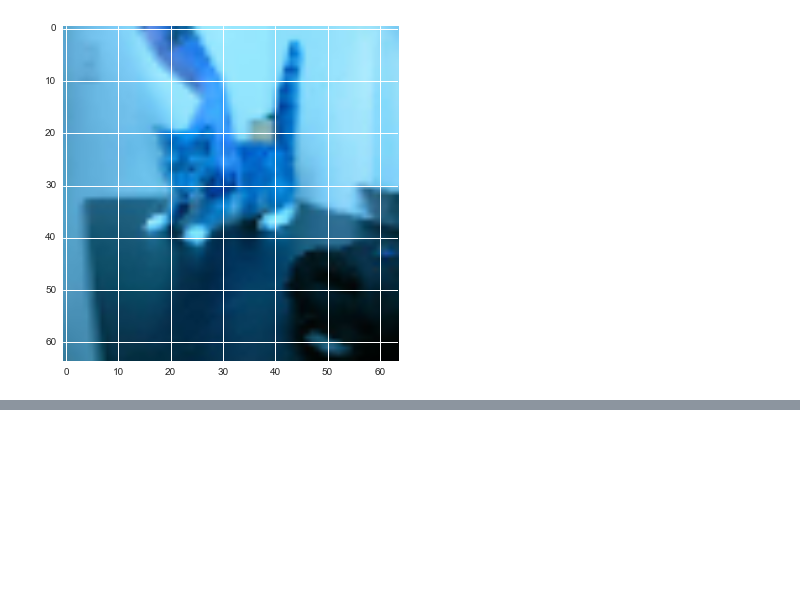
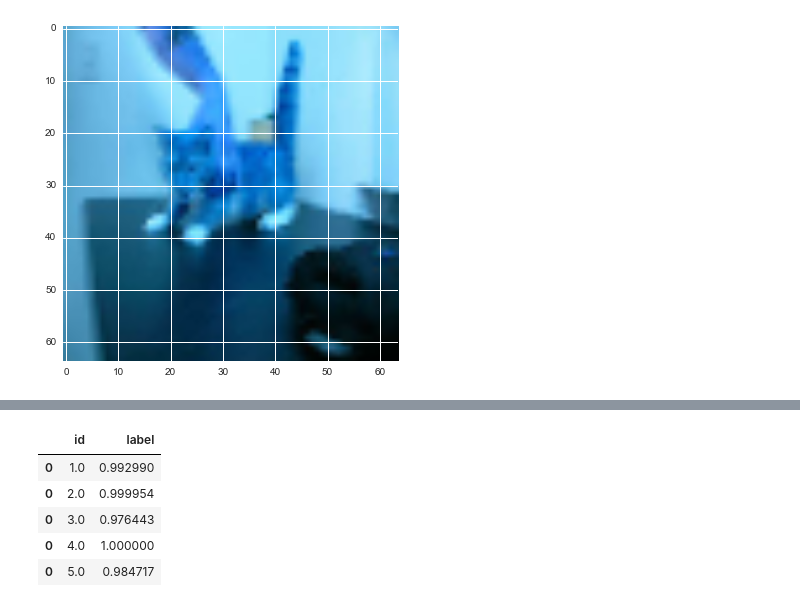
Before and after one commit to xingobar/machine_learning, a Jupyter notebook: Dog and Cat classification .ipynb, the cells around one changed output, grey strips where cells are left out. Saved outputs shown, nothing was run; the diff lists cells and outputs as text; code cells hidden in the pictures; blank space fills up the shorter version.

```diff
--- a/Dog and Cat classification .ipynb
+++ b/Dog and Cat classification .ipynb
@@ -176,0 +200,9 @@ it is a cat  0.51 probability
+# %%
+df_results.head()
+# %% [output]
+|  | id | label |
+| 0 | 1.0 | 0.992990 |
+| 0 | 2.0 | 0.999954 |
+| 0 | 3.0 | 0.976443 |
+| 0 | 4.0 | 1.000000 |
+| 0 | 5.0 | 0.984717 |
```
Also changed, not shown: parts of 19 cells of this notebook.
